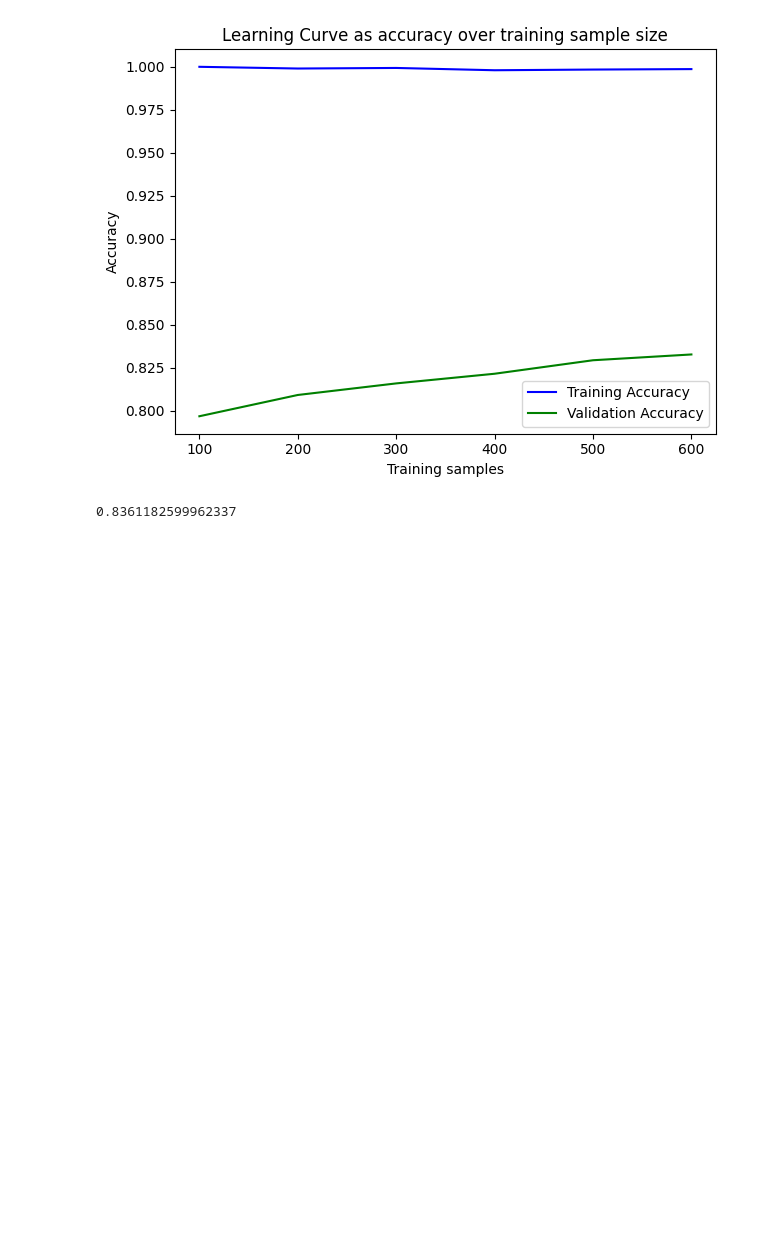
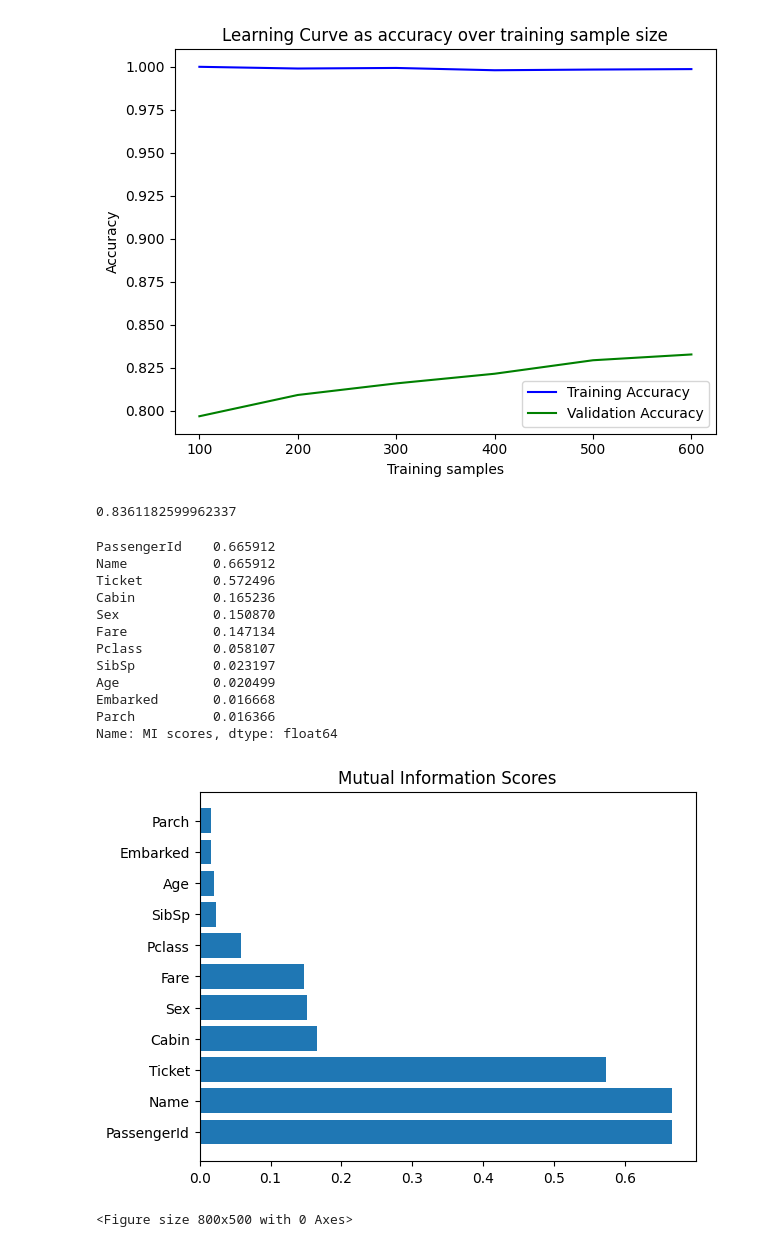
Before and after one commit to mherna72/kaggle_projects, a Jupyter notebook: titani.ipynb, the cells around one changed output. Saved outputs shown, nothing was run; the diff lists cells and outputs as text; code cells hidden in the pictures; blank space fills up the shorter version.

```diff
--- a/titani.ipynb
+++ b/titani.ipynb
@@ -149,3 +171,48 @@ print(score.mean())
 # %% [output]
 [figure]
 0.8361182599962337
+# %%
+#mutual info
+from sklearn.feature_selection import mutual_info_classif
+
+def plot_mi(scores):
+    width = np.arange(len(scores))
+    ticks = list(scores.index)
+    plt.barh(width, scores)
+    plt.yticks(width, ticks)
+    plt.title("Mutual Information Scores")
+
+    plt.figure(dpi=100, figsize = (8,5))
+    plt.show()
+
+x2 = x.copy()
+
+age_imputer = SimpleImputer(strategy = 'mean')
+x2['Age'] = age_imputer.fit_transform(pd.DataFrame(x2['Age']))
+
+for c in x2.select_dtypes("object"):
+    x2[c], _ = x2[c].factorize()
+
+disc_feats = x2.dtypes == int
+
+scores = mutual_info_classif(x2,y, discrete_features=disc_feats)
+scores = pd.Series(scores,name = "MI scores", index = x2.columns)
+scores = scores.sort_values(ascending=False)
+
+print(scores)
+plot_mi(scores)
+# %% [output]
+PassengerId    0.665912
+Name           0.665912
+Ticket         0.572496
+Cabin          0.165236
+Sex            0.150870
+Fare           0.147134
+Pclass         0.058107
+SibSp          0.023197
+Age            0.020499
+Embarked       0.016668
+Parch          0.016366
+Name: MI scores, dtype: float64
+[figure, added]
+<Figure size 800x500 with 0 Axes>
```
Also changed, not shown: parts of 2 cells of this notebook.
